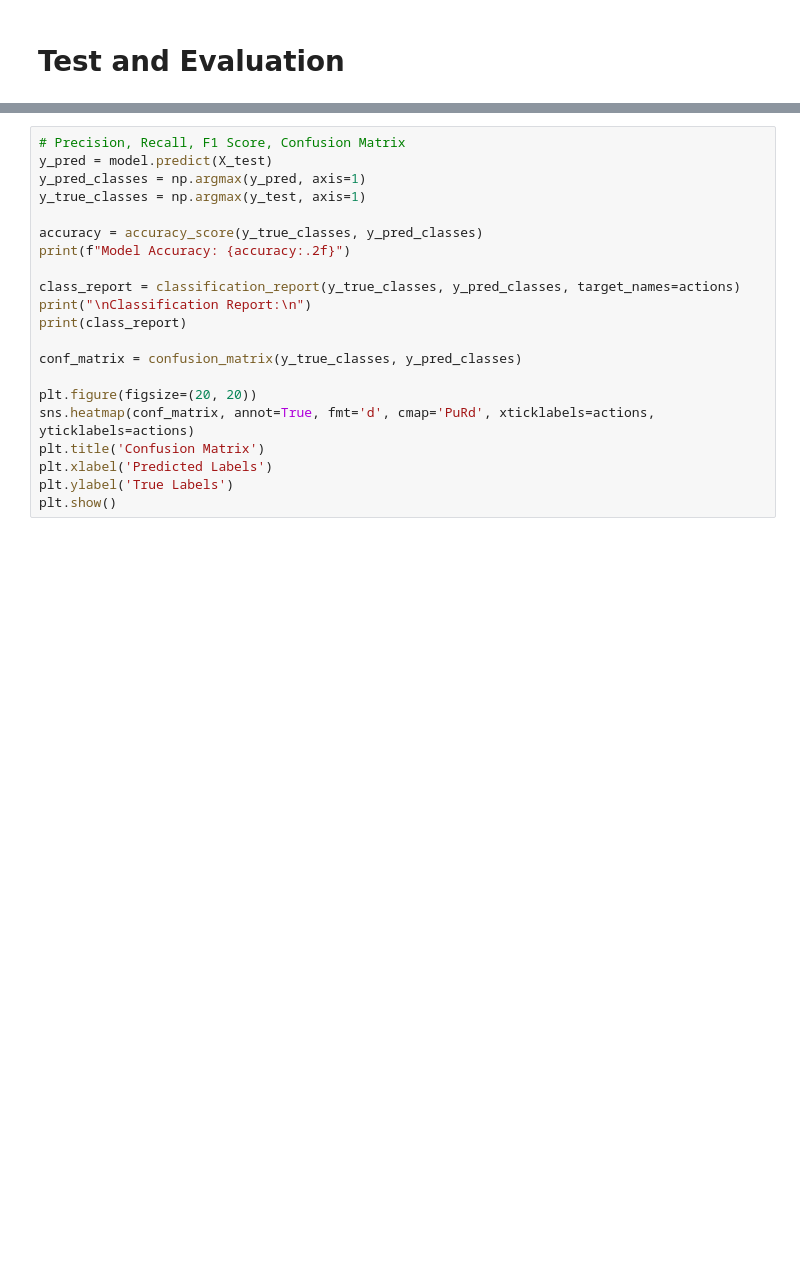
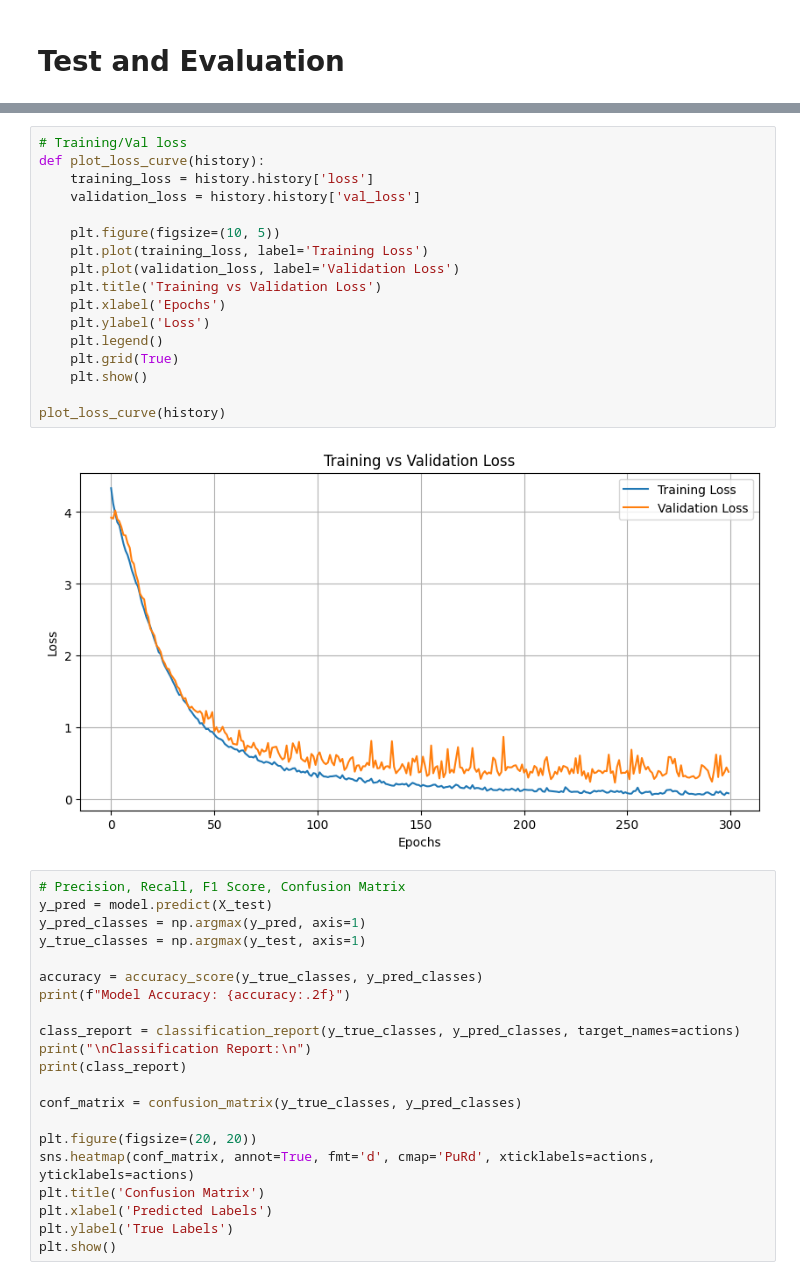
Before and after one commit to MwizaKeza/RSL-Project, a Jupyter notebook: Rwandan_Sign_Language_Model.ipynb, the cells around one changed output, grey strips where cells are left out. Cells and saved outputs as stored; diff of their text form; blank space fills up the shorter version.

```diff
--- a/Rwandan_Sign_Language_Model.ipynb
+++ b/Rwandan_Sign_Language_Model.ipynb
@@ -390,3 +505,22 @@ Model loaded successfully.
+# %%
+# Training/Val loss
+def plot_loss_curve(history):
+    training_loss = history.history['loss']
+    validation_loss = history.history['val_loss']
+
+    plt.figure(figsize=(10, 5))
+    plt.plot(training_loss, label='Training Loss')
+    plt.plot(validation_loss, label='Validation Loss')
+    plt.title('Training vs Validation Loss')
+    plt.xlabel('Epochs')
+    plt.ylabel('Loss')
+    plt.legend()
+    plt.grid(True)
+    plt.show()
+
+plot_loss_curve(history)
+# %% [output]
+[figure, added]
 # %%
 # Precision, Recall, F1 Score, Confusion Matrix
 y_pred = model.predict(X_test)
```
Also changed, not shown: parts of 13 cells of this notebook.
